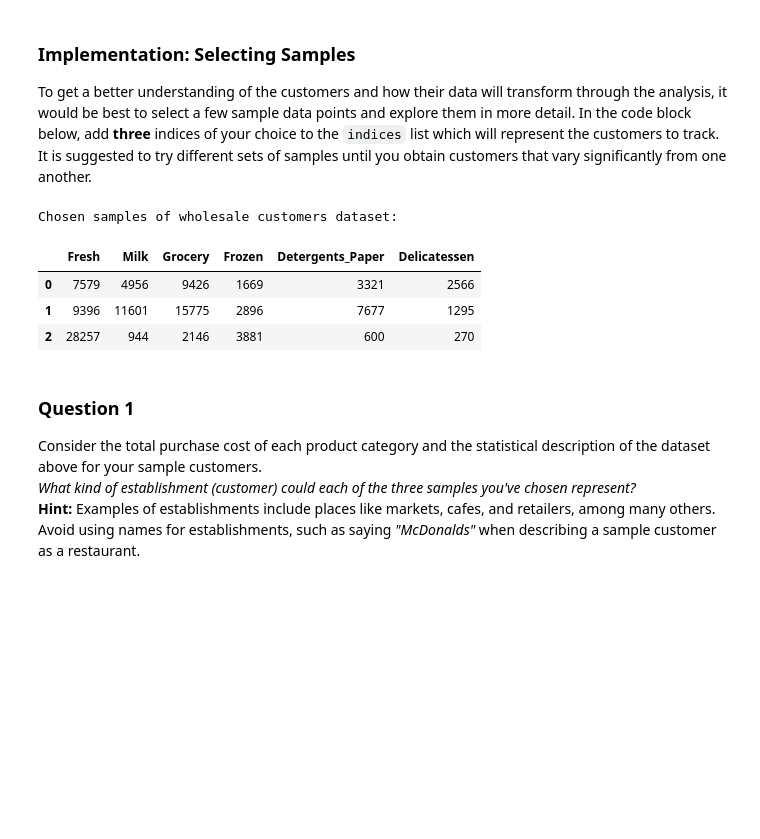
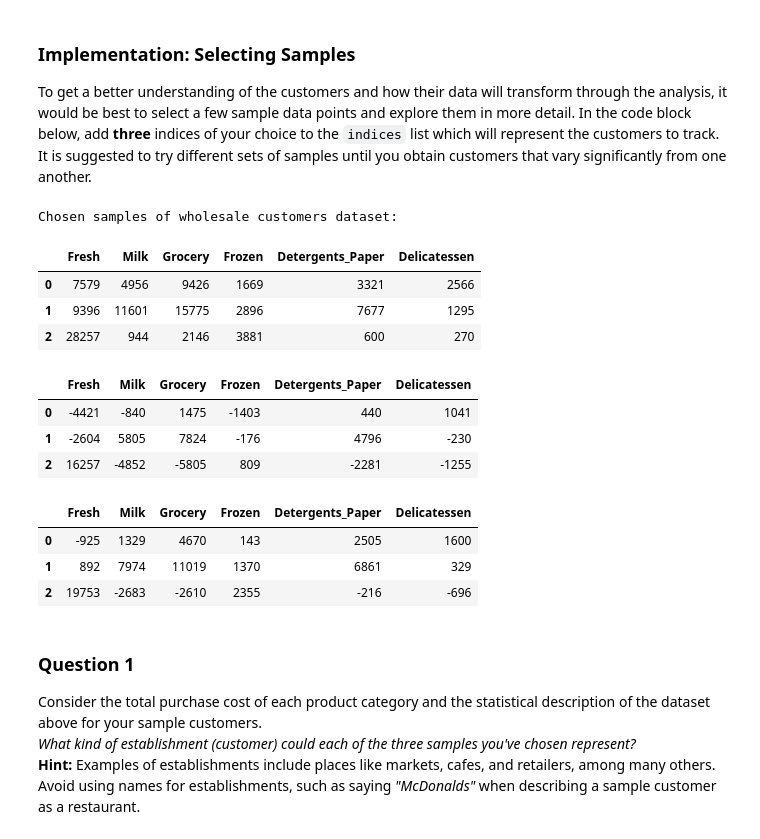
Before and after one commit to tagore15/ML_UDACITY_P3, a Jupyter notebook: customer_segments.ipynb, the cells around one changed output. Cells and saved outputs as stored; diff of their text form; code cells hidden in the pictures; blank space fills up the shorter version.

```diff
--- a/customer_segments.ipynb
+++ b/customer_segments.ipynb
@@ -59,17 +59,27 @@ To get a better understanding of the customers and how their data will transform
 # %%
 # TODO: Select three indices of your choice you wish to sample from the dataset
 indices = [7,63, 380]
 
 # Create a DataFrame of the chosen samples
 samples = pd.DataFrame(data.loc[indices], columns = data.keys()).reset_index(drop = True)
 print "Chosen samples of wholesale customers dataset:"
 display(samples)
+display(samples - np.round(data.mean()))
+display(samples - np.round(data.median()))
 # %% [output]
 Chosen samples of wholesale customers dataset:
 |  | Fresh | Milk | Grocery | Frozen | Detergents_Paper | Delicatessen |
 | 0 | 7579 | 4956 | 9426 | 1669 | 3321 | 2566 |
 | 1 | 9396 | 11601 | 15775 | 2896 | 7677 | 1295 |
 | 2 | 28257 | 944 | 2146 | 3881 | 600 | 270 |
+|  | Fresh | Milk | Grocery | Frozen | Detergents_Paper | Delicatessen |
+| 0 | -4421 | -840 | 1475 | -1403 | 440 | 1041 |
+| 1 | -2604 | 5805 | 7824 | -176 | 4796 | -230 |
+| 2 | 16257 | -4852 | -5805 | 809 | -2281 | -1255 |
+|  | Fresh | Milk | Grocery | Frozen | Detergents_Paper | Delicatessen |
+| 0 | -925 | 1329 | 4670 | 143 | 2505 | 1600 |
+| 1 | 892 | 7974 | 11019 | 1370 | 6861 | 329 |
+| 2 | 19753 | -2683 | -2610 | 2355 | -216 | -696 |
 # %% [markdown]
 ### Question 1
 Consider the total purchase cost of each product category and the statistical description of the dataset above for your sample customers.
```
Also changed, not shown: parts of 2 cells of this notebook.
